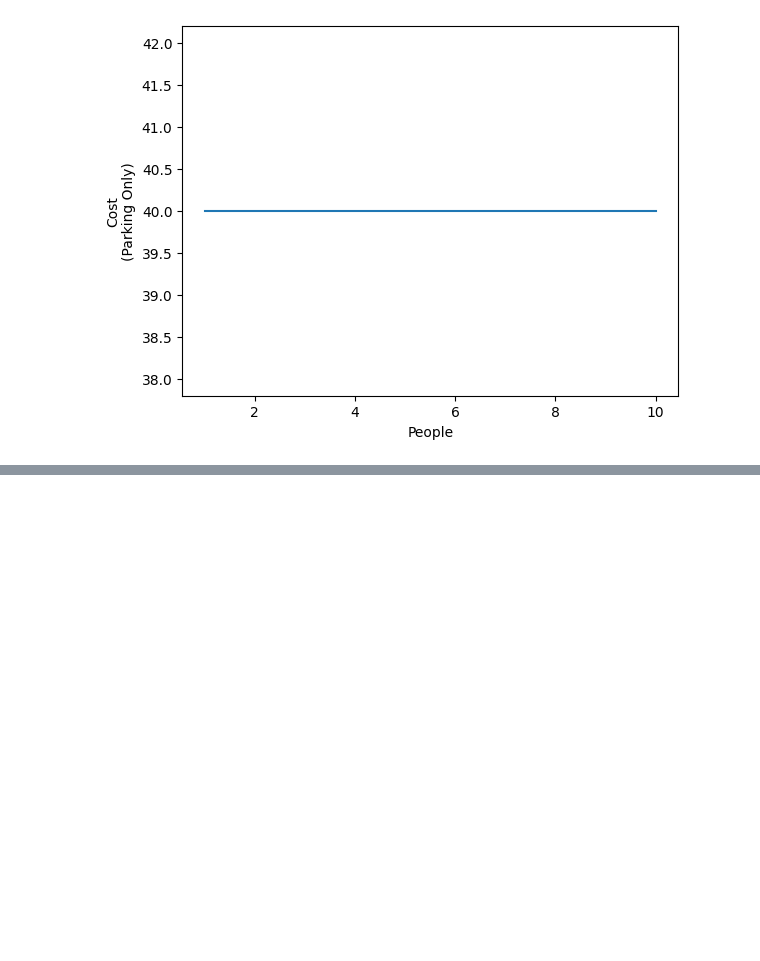
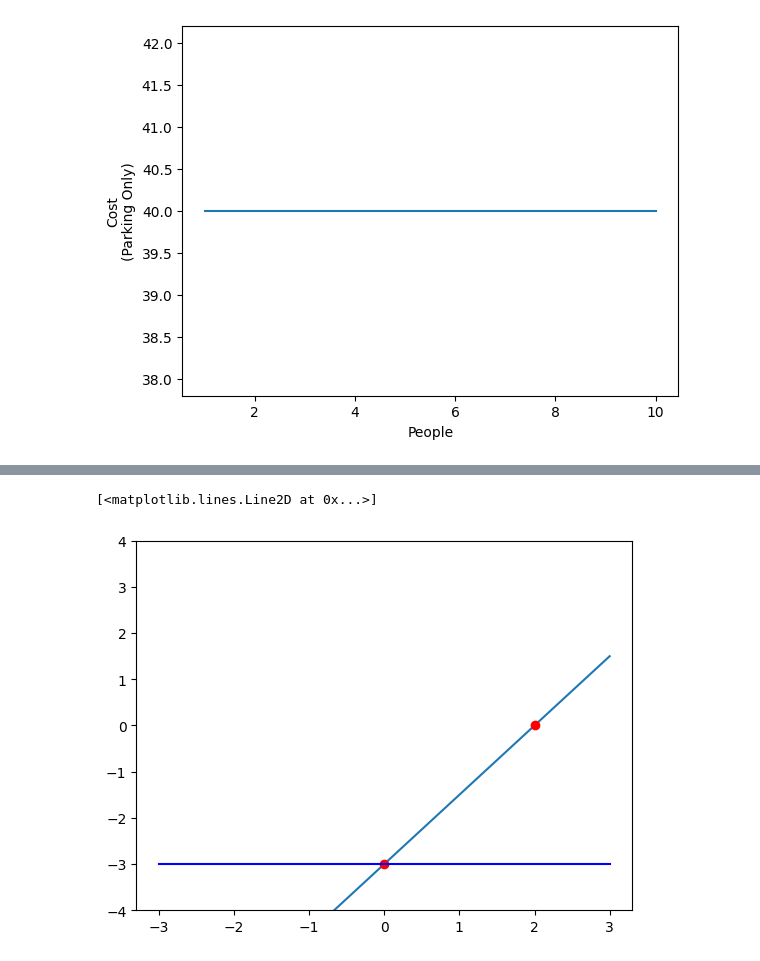
Before and after one commit to MATBckh22/MATB-STUDIOS, a Jupyter notebook: NumPy and matplotlib.ipynb, the cells around one changed output, grey strips where cells are left out. Cells and saved outputs as stored; diff of their text form; code cells hidden in the pictures; blank space fills up the shorter version.

```diff
--- a/NumPy and matplotlib.ipynb
+++ b/NumPy and matplotlib.ipynb
@@ -129,0 +144,20 @@ Text(0, 0.5, 'Cost\n(Parking Only)')
+# %%
+# create 100 x values from -3 to 3
+xs = np.linspace(-3, 3, 100)
+
+m, b = 1.5, -3
+
+ax = plt.gca()
+
+ys = m*xs + b
+ax.plot(xs, ys)
+ax.set_ylim(-4, 4) #set y-axis from -4 to 4
+
+ax.plot(0, -3,'ro') # y-intercept
+ax.plot(2, 0,'ro') # two steps right gives three steps up
+
+ys = 0*xs + b
+ax.plot(xs, ys, 'b')
+# %% [output]
+[<matplotlib.lines.Line2D at 0x...>]
+[figure, added]
```
Also changed, not shown: parts of 1 cell of this notebook.
